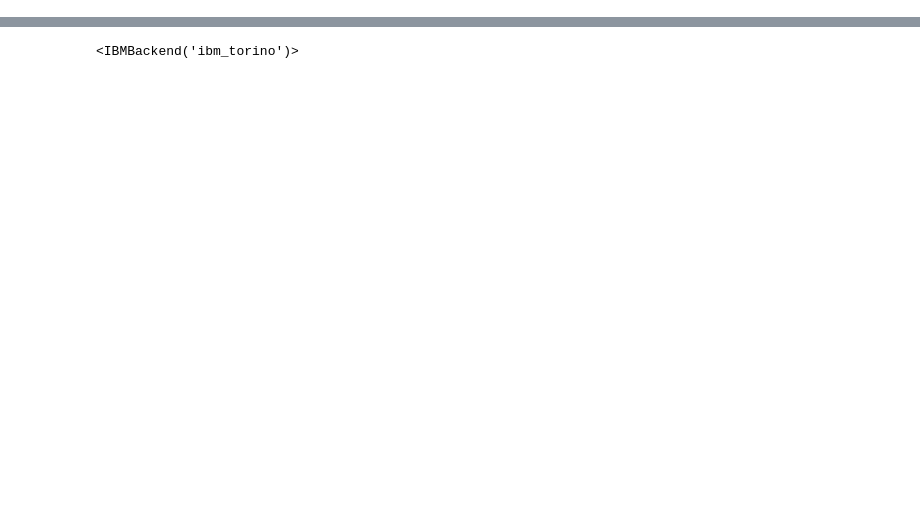
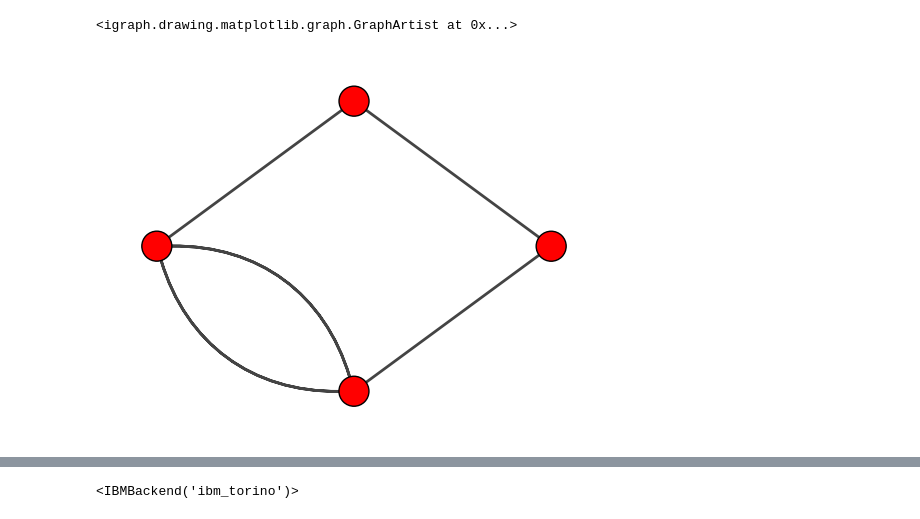
Before and after one commit to slysek/qudityD3, a Jupyter notebook: QuditsOnQubits/ame43sim.ipynb, the cells around one changed output, grey strips where cells are left out. Drawn from its saved outputs; the diff is of its cells as text; code cells hidden in the pictures; blank space fills up the shorter version.

```diff
--- a/QuditsOnQubits/ame43sim.ipynb
+++ b/QuditsOnQubits/ame43sim.ipynb
@@ -6,0 +26,20 @@ ame43 = create_ame43()
+# %%
+sq = ig.Graph()
+
+#dodawanie wezlow
+sq.add_vertices(4)
+
+#dodawanie kolejnych krawedzi
+# SQ.add_edge(0, 1)
+# SQ.add_edge(1, 2)
+# SQ.add_edge(3, 0)
+# SQ.add_edge(2, 3)
+# SQ.add_edge(2, 3)
+
+sq.add_edges([(0, 1), (1, 2), (2, 3), (2, 3), (3, 0)])
+# %%
+fig, ax = plt.subplots()
+ig.plot(sq, target=ax)
+# %% [output]
+<igraph.drawing.matplotlib.graph.GraphArtist at 0x...>
+[figure, added]
```
Also changed, not shown: parts of 66 cells of this notebook, 21 other files.
